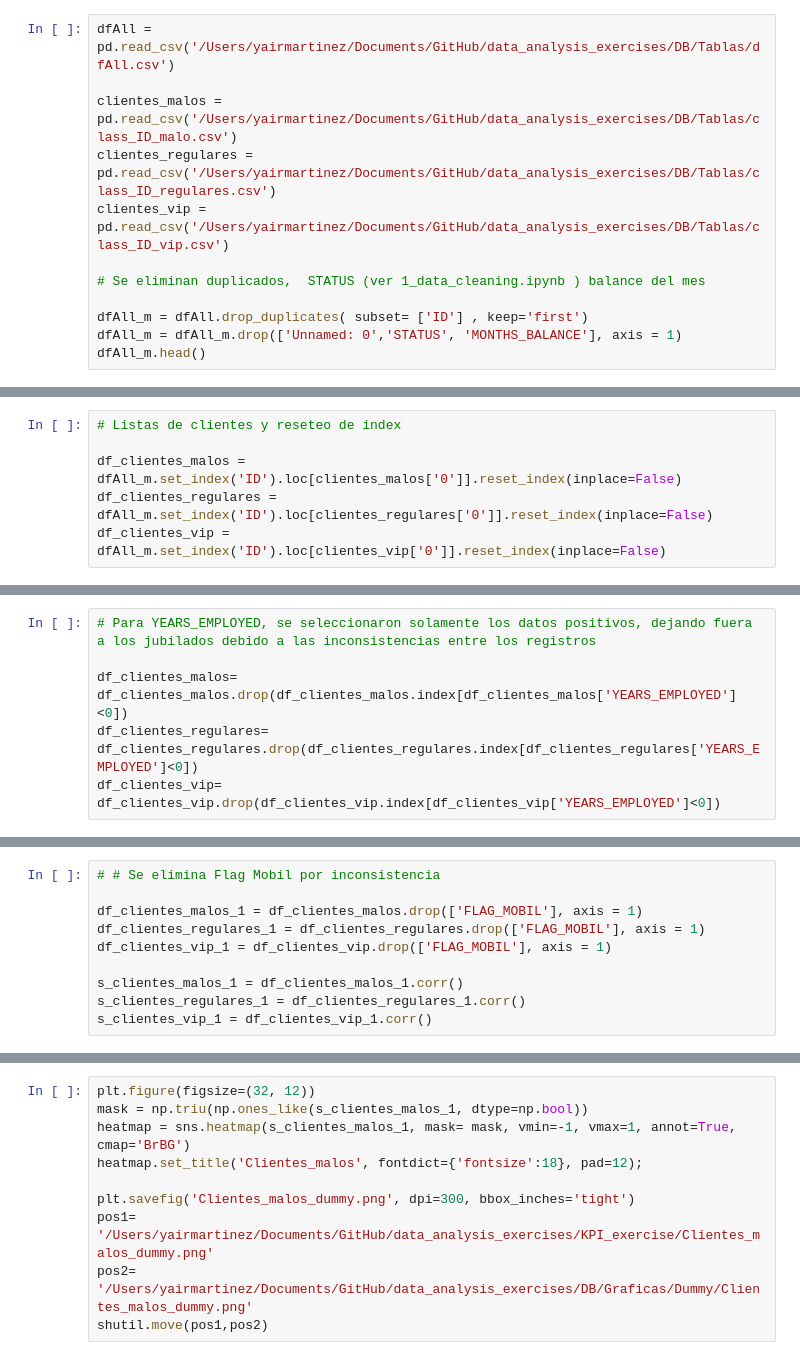
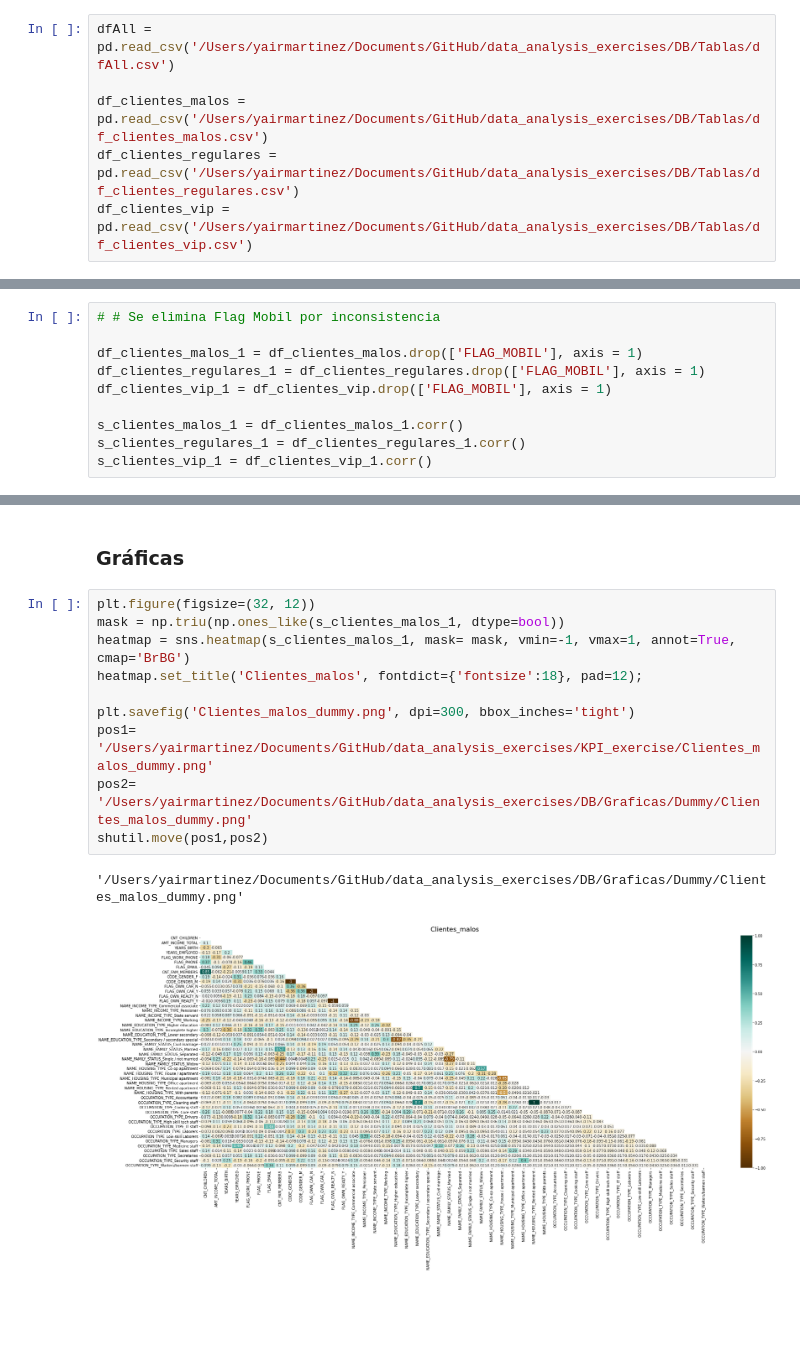
Before and after one commit to lymc33/Data_analysis_exercises, a Jupyter notebook: KPI_exercise/6_client_corr_dummy.ipynb, the cells around one changed output, grey strips where cells are left out. Drawn from its saved outputs; the diff is of its cells as text; blank space fills up the shorter version.

Commit message:
Update 6_client_corr_dummy.ipynb
Code explaining, minor error fixed

```diff
--- a/KPI_exercise/6_client_corr_dummy.ipynb
+++ b/KPI_exercise/6_client_corr_dummy.ipynb
@@ -9,12 +11,6 @@ import matplotlib.pyplot as plt
 # %%
 dfAll = pd.read_csv('/Users/yairmartinez/Documents/GitHub/data_analysis_exercises/DB/Tablas/dfAll.csv')
 
-clientes_malos = pd.read_csv('/Users/yairmartinez/Documents/GitHub/data_analysis_exercises/DB/Tablas/class_ID_malo.csv')
-clientes_regulares = pd.read_csv('/Users/yairmartinez/Documents/GitHub/data_analysis_exercises/DB/Tablas/class_ID_regulares.csv')
-clientes_vip = pd.read_csv('/Users/yairmartinez/Documents/GitHub/data_analysis_exercises/DB/Tablas/class_ID_vip.csv')
-
-# Se eliminan duplicados,  STATUS (ver 1_data_cleaning.ipynb ) balance del mes
-
-dfAll_m = dfAll.drop_duplicates( subset= ['ID'] , keep='first')
-dfAll_m = dfAll_m.drop(['Unnamed: 0','STATUS', 'MONTHS_BALANCE'], axis = 1)
-dfAll_m.head()
+df_clientes_malos = pd.read_csv('/Users/yairmartinez/Documents/GitHub/data_analysis_exercises/DB/Tablas/df_clientes_malos.csv')
+df_clientes_regulares = pd.read_csv('/Users/yairmartinez/Documents/GitHub/data_analysis_exercises/DB/Tablas/df_clientes_regulares.csv')
+df_clientes_vip = pd.read_csv('/Users/yairmartinez/Documents/GitHub/data_analysis_exercises/DB/Tablas/df_clientes_vip.csv')
@@ -37,6 +60,0 @@ clientes_malos['0']
-# %%
-# Listas de clientes y reseteo de index
-
-df_clientes_malos = dfAll_m.set_index('ID').loc[clientes_malos['0']].reset_index(inplace=False)
-df_clientes_regulares = dfAll_m.set_index('ID').loc[clientes_regulares['0']].reset_index(inplace=False)
-df_clientes_vip = dfAll_m.set_index('ID').loc[clientes_vip['0']].reset_index(inplace=False)
@@ -47,6 +64,0 @@ df_clientes_malos.shape , df_clientes_regulares.shape , df_clientes_vip.shape
-# %%
-# Para YEARS_EMPLOYED, se seleccionaron solamente los datos positivos, dejando fuera a los jubilados debido a las inconsistencias entre los registros
-
-df_clientes_malos= df_clientes_malos.drop(df_clientes_malos.index[df_clientes_malos['YEARS_EMPLOYED']<0])
-df_clientes_regulares= df_clientes_regulares.drop(df_clientes_regulares.index[df_clientes_regulares['YEARS_EMPLOYED']<0])
-df_clientes_vip= df_clientes_vip.drop(df_clientes_vip.index[df_clientes_vip['YEARS_EMPLOYED']<0])
@@ -102,12 +143,17 @@ s_clientes_vip_1 = df_clientes_vip_1.corr()
+# %% [markdown]
+### Gráficas
 # %%
 plt.figure(figsize=(32, 12))
-mask = np.triu(np.ones_like(s_clientes_malos_1, dtype=np.bool))
+mask = np.triu(np.ones_like(s_clientes_malos_1, dtype=bool))
 heatmap = sns.heatmap(s_clientes_malos_1, mask= mask, vmin=-1, vmax=1, annot=True, cmap='BrBG')
 heatmap.set_title('Clientes_malos', fontdict={'fontsize':18}, pad=12);
 
 plt.savefig('Clientes_malos_dummy.png', dpi=300, bbox_inches='tight')
 pos1= '/Users/yairmartinez/Documents/GitHub/data_analysis_exercises/KPI_exercise/Clientes_malos_dummy.png'
 pos2= '/Users/yairmartinez/Documents/GitHub/data_analysis_exercises/DB/Graficas/Dummy/Clientes_malos_dummy.png'
 shutil.move(pos1,pos2)
+# %% [output]
+'/Users/yairmartinez/Documents/GitHub/data_analysis_exercises/DB/Graficas/Dummy/Clientes_malos_dummy.png'
+[figure, added]
 # %%
 plt.figure(figsize= (32, 12))
```
Also changed, not shown: parts of 23 cells of this notebook.
